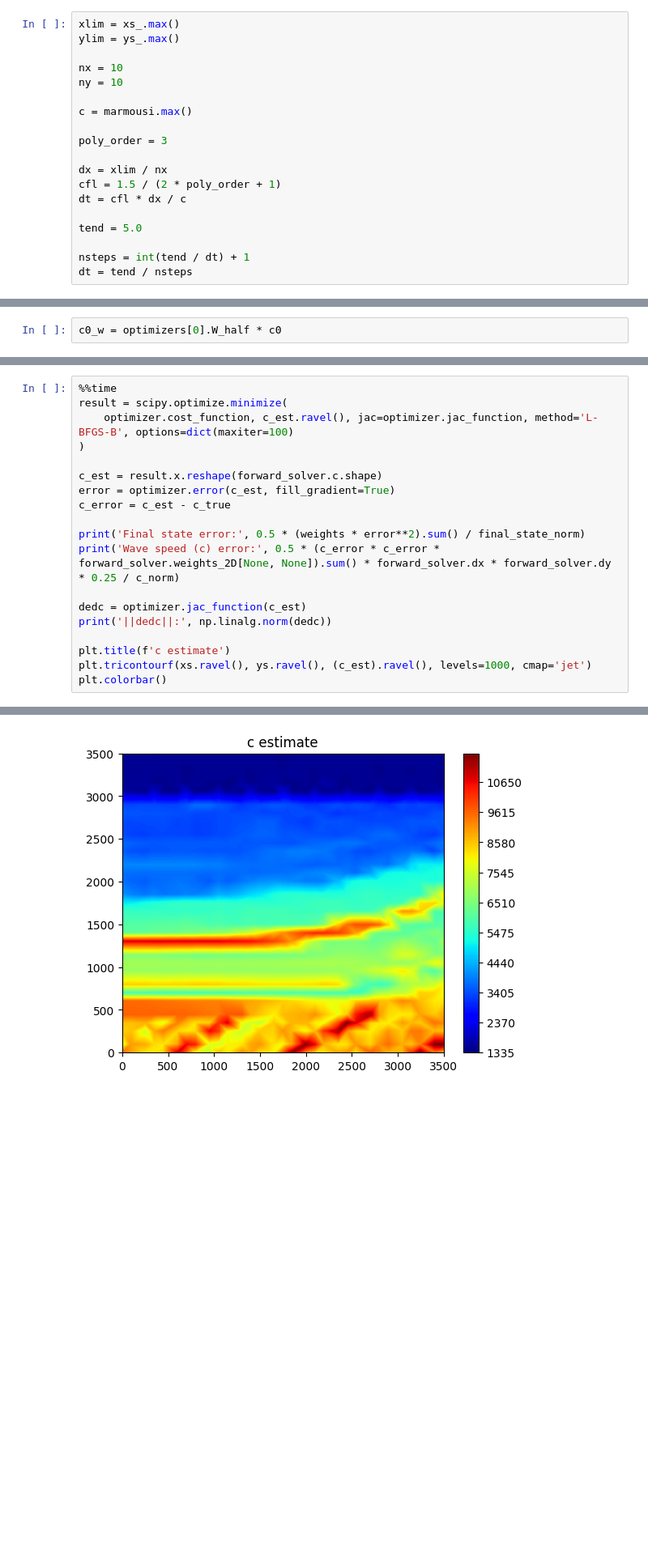
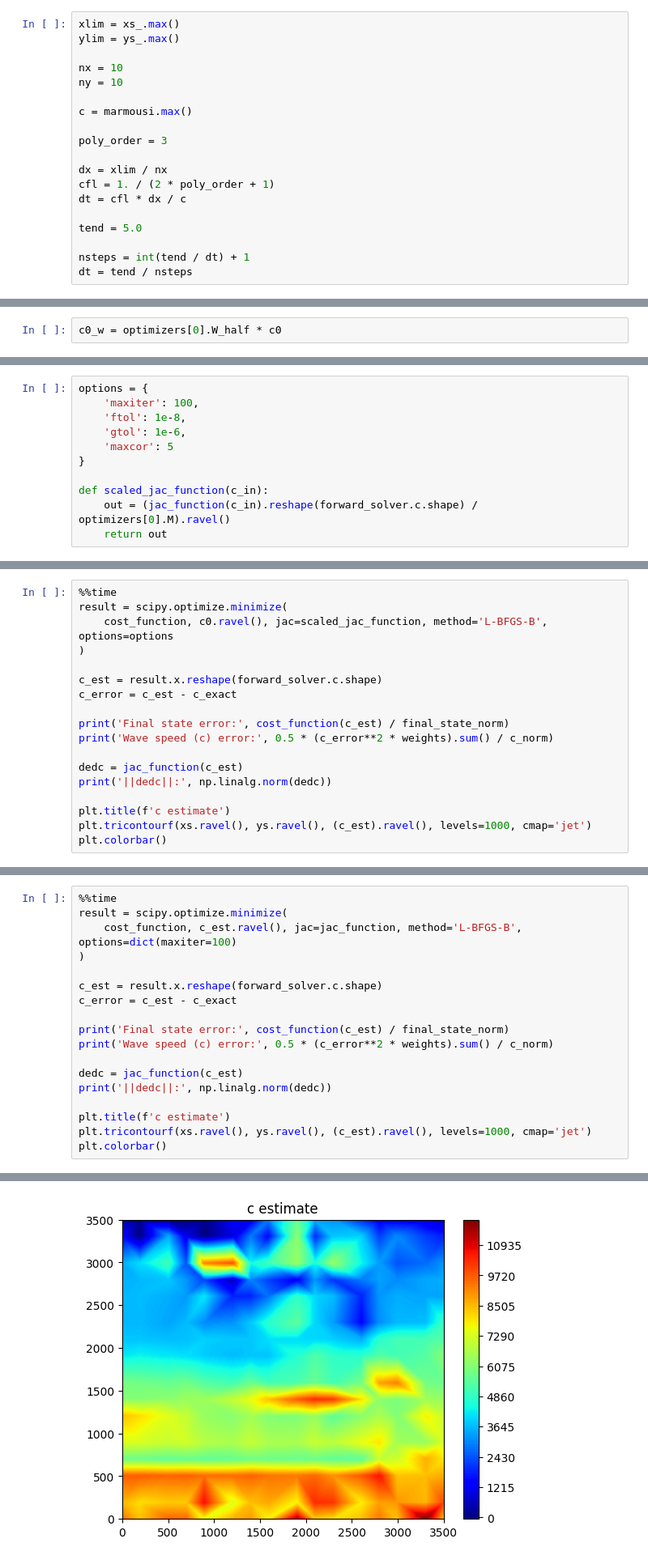
Before and after one commit to kieranricardo/ader-dg-transport, a Jupyter notebook: notebooks/dg_adjoint-receivers.ipynb, the cells around one changed output, grey strips where cells are left out. Shown at 81% size. Saved outputs shown, nothing was run; the diff lists cells and outputs as text; blank space fills up the shorter version.

```diff
--- a/notebooks/dg_adjoint-receivers.ipynb
+++ b/notebooks/dg_adjoint-receivers.ipynb
@@ -43,7 +43,7 @@ c = marmousi.max()
 poly_order = 3
 
 dx = xlim / nx
-cfl = 1.5 / (2 * poly_order + 1)
+cfl = 1. / (2 * poly_order + 1)
 dt = cfl * dx / c
 
 tend = 5.0
@@ -295,0 +281,11 @@ Wave speed (c) error: 0.36039623278062893
+# %%
+options = {
+    'maxiter': 100,
+    'ftol': 1e-8,
+    'gtol': 1e-6,
+    'maxcor': 5
+}
+
+def scaled_jac_function(c_in):
+    out = (jac_function(c_in).reshape(forward_solver.c.shape) / optimizers[0].M).ravel()
+    return out
@@ -329,0 +377,18 @@ plt.colorbar()
+# %%
+%%time
+result = scipy.optimize.minimize(
+    cost_function, c0.ravel(), jac=scaled_jac_function, method='L-BFGS-B', options=options
+)
+
+c_est = result.x.reshape(forward_solver.c.shape)
+c_error = c_est - c_exact
+
+print('Final state error:', cost_function(c_est) / final_state_norm)
+print('Wave speed (c) error:', 0.5 * (c_error**2 * weights).sum() / c_norm)
+
+dedc = jac_function(c_est)
+print('||dedc||:', np.linalg.norm(dedc))
+
+plt.title(f'c estimate')
+plt.tricontourf(xs.ravel(), ys.ravel(), (c_est).ravel(), levels=1000, cmap='jet')
+plt.colorbar()
@@ -330,17 +403,16 @@ plt.colorbar()
 # %%
 %%time
 result = scipy.optimize.minimize(
-    optimizer.cost_function, c_est.ravel(), jac=optimizer.jac_function, method='L-BFGS-B', options=dict(maxiter=100)
+    cost_function, c_est.ravel(), jac=jac_function, method='L-BFGS-B', options=dict(maxiter=100)
 )
 
 c_est = result.x.reshape(forward_solver.c.shape)
-error = optimizer.error(c_est, fill_gradient=True)
-c_error = c_est - c_true
+c_error = c_est - c_exact
 
-print('Final state error:', 0.5 * (weights * error**2).sum() / final_state_norm)
-print('Wave speed (c) error:', 0.5 * (c_error * c_error * forward_solver.weights_2D[None, None]).sum() * forward_solver.dx * forward_solver.dy * 0.25 / c_norm)
+print('Final state error:', cost_function(c_est) / final_state_norm)
+print('Wave speed (c) error:', 0.5 * (c_error**2 * weights).sum() / c_norm)
 
-dedc = optimizer.jac_function(c_est)
+dedc = jac_function(c_est)
 print('||dedc||:', np.linalg.norm(dedc))
 
 plt.title(f'c estimate')
@@ -355,2 +427,2 @@ Wall time: 1min 55s
 <matplotlib.colorbar.Colorbar at 0x...>
-[figure, old version]
+[figure, new version]
```
Also changed, not shown: parts of 35 cells of this notebook, 3 other files.
